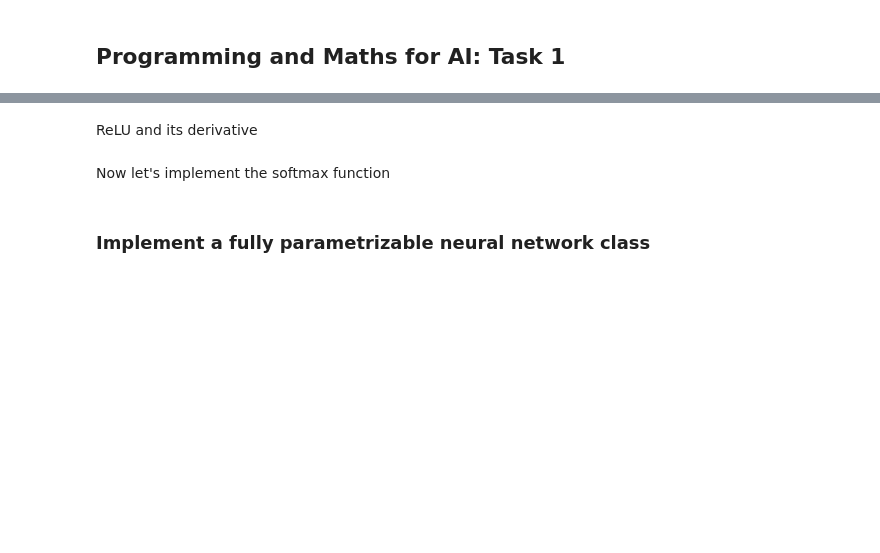
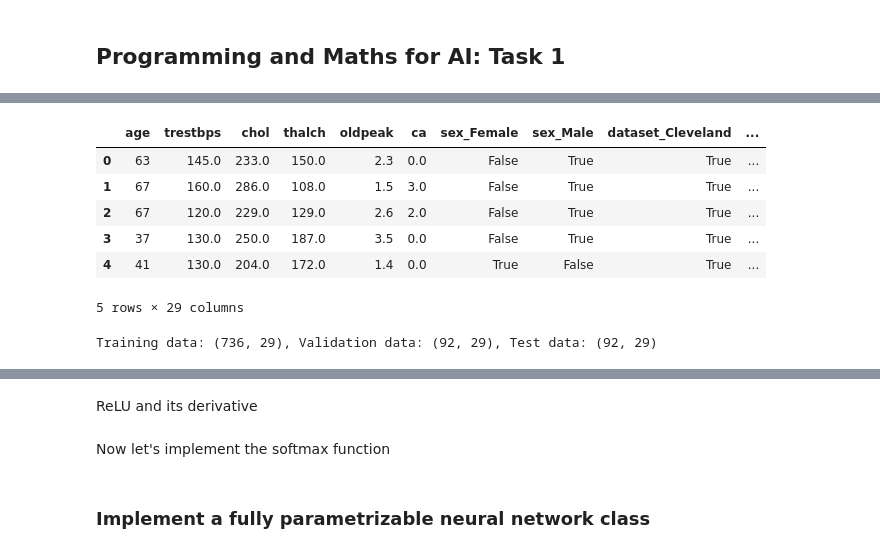
Before and after one commit to nasoskar/ProgrAndMaths, a Jupyter notebook: test.ipynb, the cells around one changed output, grey strips where cells are left out. Saved outputs shown, nothing was run; the diff lists cells and outputs as text; code cells hidden in the pictures; blank space fills up the shorter version.

```diff
--- a/test.ipynb
+++ b/test.ipynb
@@ -42,3 +22,0 @@ dtype: int64
-# %%
-df.dropna(inplace=True)
-df
@@ -177,0 +54,32 @@ Sigmoid and its derivative
+# %%
+# binary classification
+# num > 0 => disease(1), else 0
+y = (df["num"].astype(int) > 0).astype(int).values
+X_df = df.drop(columns=["num", "id"]).copy()
+# %%
+# convert categorical columns to one-hot
+cat_cols = X_df.select_dtypes(include=["object"]).columns.tolist()
+if len(cat_cols) > 0:
+    X_df = pd.get_dummies(X_df, columns=cat_cols, drop_first=False)
+X_df.head()
+# %% [output]
+|  | age | trestbps | chol | thalch | oldpeak | ca | sex_Female | sex_Male | dataset_Cleveland | ... |
+| 0 | 63 | 145.0 | 233.0 | 150.0 | 2.3 | 0.0 | False | True | True | ... |
+| 1 | 67 | 160.0 | 286.0 | 108.0 | 1.5 | 3.0 | False | True | True | ... |
+| 2 | 67 | 120.0 | 229.0 | 129.0 | 2.6 | 2.0 | False | True | True | ... |
+| 3 | 37 | 130.0 | 250.0 | 187.0 | 3.5 | 0.0 | False | True | True | ... |
+| 4 | 41 | 130.0 | 204.0 | 172.0 | 1.4 | 0.0 | True | False | True | ... |
+5 rows × 29 columns
+# %%
+# splitting the dataset into train and testing which is 80% training and 20% testing
+X_train_df, X_temp_df, y_train, y_temp = train_test_split(
+    X_df, y, test_size=0.20, random_state=42, shuffle=True, stratify=y
+)
+
+# Now splitting the dataset into test and validation where 20% breaks down to 10% test and 10% validation
+X_val_df, X_test_df, y_val, y_test = train_test_split(
+    X_temp_df, y_temp, test_size=0.5, random_state=42, shuffle=True, stratify=y_temp
+)
+print(f"Training data: {X_train_df.shape}, Validation data: {X_val_df.shape}, Test data: {X_test_df.shape}")
+# %% [output]
+Training data: (736, 29), Validation data: (92, 29), Test data: (92, 29)
```
Also changed, not shown: parts of 39 cells of this notebook, 2 other files.
